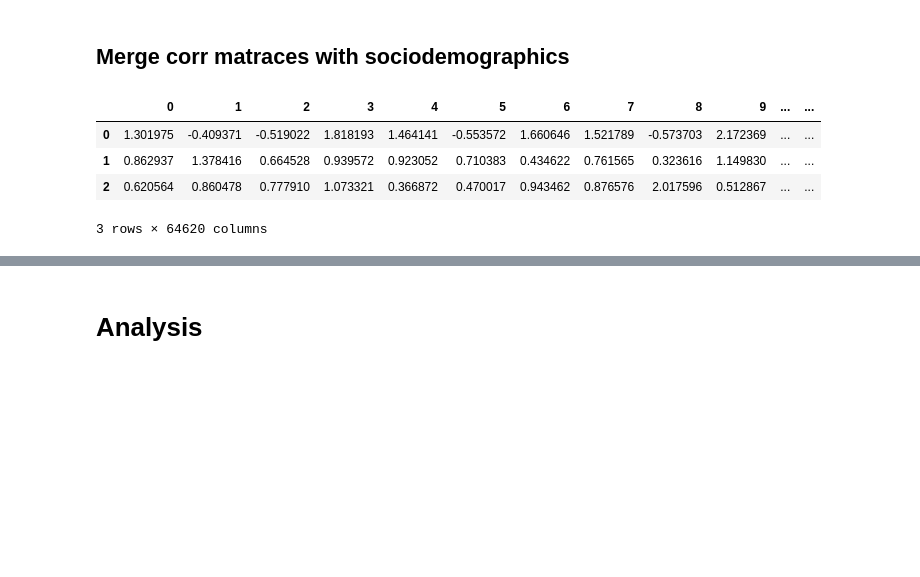
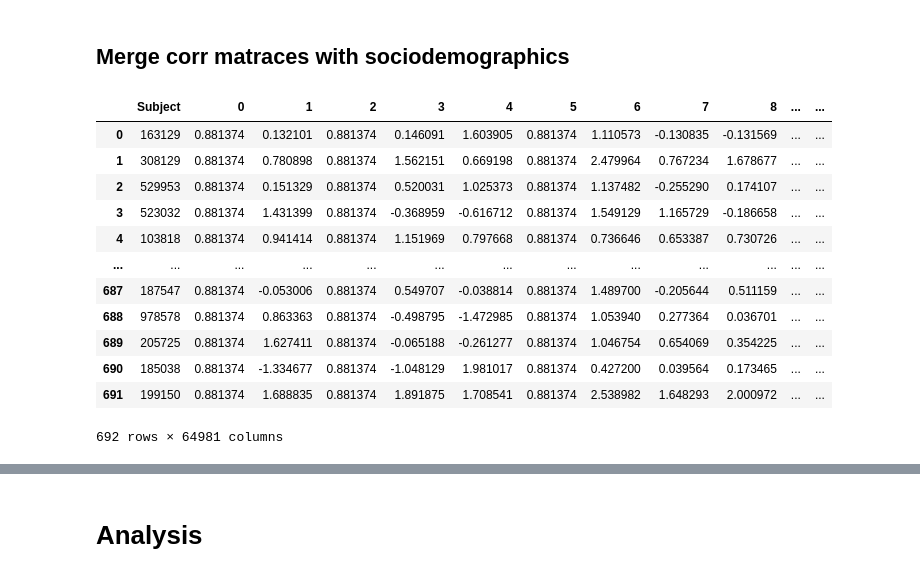
Before and after one commit to pganon32/nh26_td_gamb_diff_FC_best, a Jupyter notebook: DRAFT_func_analysis-pipeline.ipynb, the cells around one changed output, grey strips where cells are left out. Drawn from its saved outputs; the diff is of its cells as text; code cells hidden in the pictures; blank space fills up the shorter version.

```diff
--- a/DRAFT_func_analysis-pipeline.ipynb
+++ b/DRAFT_func_analysis-pipeline.ipynb
@@ -73,0 +15,3 @@ np.shape(mat_without_id)
+# %%
+data_path = Path("/home/jovyan/shared/data/td-brain") / "training_corrmats_all.npy"
+corr_mat = np.load(data_path)
@@ -73,0 +31,4 @@ np.shape(mat_without_id)
+# %%
+corr_mat_ids = corr_mat[:, :1].astype(int)
+corr_mat_no_id = corr_mat[:, 1:]
+corr_mat_no_id
@@ -88,4 +53,4 @@ array([[ 0.86223075, -0.38793825, -0.47694481, ..., -0.91643542,
 # %%
-mat_zScore = np.arctanh(mat_stack)
-np.shape(mat_zScore)
+corr_mat_zScore = np.arctanh(corr_mat_no_id)
+np.shape(corr_mat_zScore)
 # %% [output]
@@ -117,12 +86,27 @@ test_subjects
 # %% [markdown]
 ## Merge corr matraces with sociodemographics
 # %%
-df_mat_zScores = pd.DataFrame(mat_zScore)
-df_mat_zScores
+# Bring corr_mat_ids and _zScores into dataframes
+corr_mat_ids_df = pd.DataFrame(corr_mat_ids, columns=["Subject"])
+
+corr_mat_zScore_df = pd.DataFrame(corr_mat_zScore)
+corr_mat_zScore_df.columns = corr_mat_zScore_df.columns.astype(str)
+
+# merge them
+corr_mat_zScore_id_df = corr_mat_ids_df.join(corr_mat_zScore_df)
+corr_mat_zScore_id_df
 # %% [output]
-|  | 0 | 1 | 2 | 3 | 4 | 5 | 6 | 7 | 8 | 9 | ... | ... |
-| 0 | 1.301975 | -0.409371 | -0.519022 | 1.818193 | 1.464141 | -0.553572 | 1.660646 | 1.521789 | -0.573703 | 2.172369 | ... | ... |
-| 1 | 0.862937 | 1.378416 | 0.664528 | 0.939572 | 0.923052 | 0.710383 | 0.434622 | 0.761565 | 0.323616 | 1.149830 | ... | ... |
-| 2 | 0.620564 | 0.860478 | 0.777910 | 1.073321 | 0.366872 | 0.470017 | 0.943462 | 0.876576 | 2.017596 | 0.512867 | ... | ... |
+|  | Subject | 0 | 1 | 2 | 3 | 4 | 5 | 6 | 7 | 8 | ... | ... |
+| 0 | 163129 | 0.881374 | 0.132101 | 0.881374 | 0.146091 | 1.603905 | 0.881374 | 1.110573 | -0.130835 | -0.131569 | ... | ... |
+| 1 | 308129 | 0.881374 | 0.780898 | 0.881374 | 1.562151 | 0.669198 | 0.881374 | 2.479964 | 0.767234 | 1.678677 | ... | ... |
+| 2 | 529953 | 0.881374 | 0.151329 | 0.881374 | 0.520031 | 1.025373 | 0.881374 | 1.137482 | -0.255290 | 0.174107 | ... | ... |
+| 3 | 523032 | 0.881374 | 1.431399 | 0.881374 | -0.368959 | -0.616712 | 0.881374 | 1.549129 | 1.165729 | -0.186658 | ... | ... |
+| 4 | 103818 | 0.881374 | 0.941414 | 0.881374 | 1.151969 | 0.797668 | 0.881374 | 0.736646 | 0.653387 | 0.730726 | ... | ... |
+| ... | ... | ... | ... | ... | ... | ... | ... | ... | ... | ... | ... | ... |
+| 687 | 187547 | 0.881374 | -0.053006 | 0.881374 | 0.549707 | -0.038814 | 0.881374 | 1.489700 | -0.205644 | 0.511159 | ... | ... |
+| 688 | 978578 | 0.881374 | 0.863363 | 0.881374 | -0.498795 | -1.472985 | 0.881374 | 1.053940 | 0.277364 | 0.036701 | ... | ... |
+| 689 | 205725 | 0.881374 | 1.627411 | 0.881374 | -0.065188 | -0.261277 | 0.881374 | 1.046754 | 0.654069 | 0.354225 | ... | ... |
+| 690 | 185038 | 0.881374 | -1.334677 | 0.881374 | -1.048129 | 1.981017 | 0.881374 | 0.427200 | 0.039564 | 0.173465 | ... | ... |
+| 691 | 199150 | 0.881374 | 1.688835 | 0.881374 | 1.891875 | 1.708541 | 0.881374 | 2.538982 | 1.648293 | 2.000972 | ... | ... |
-3 rows × 64620 columns
+692 rows × 64981 columns
 # %%
```
Also changed, not shown: parts of 28 cells of this notebook.
